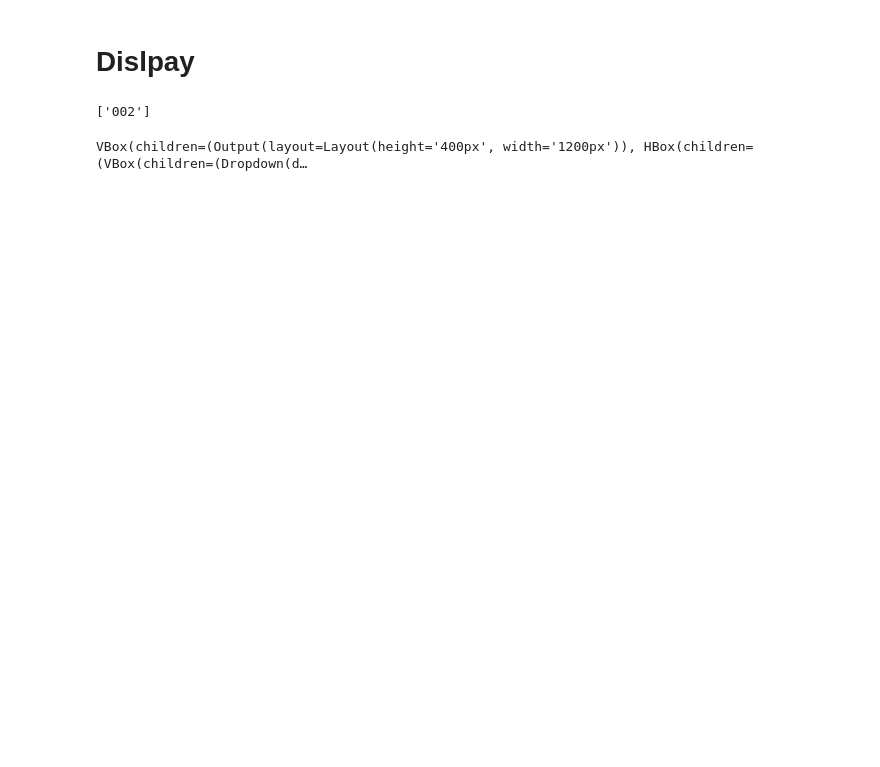
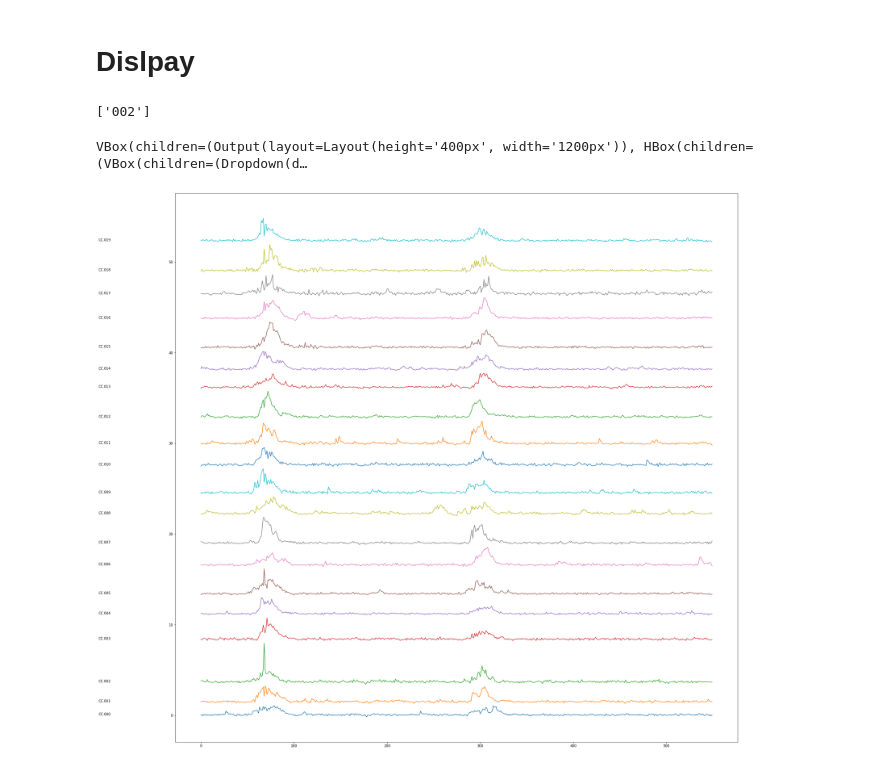
Before and after one commit to jbonato1/ASTRA, a Jupyter notebook: notebook/CC_Pipeline.ipynb, the cells around one changed output. Drawn from its saved outputs; the diff is of its cells as text; code cells hidden in the pictures; blank space fills up the shorter version.

```diff
--- a/notebook/CC_Pipeline.ipynb
+++ b/notebook/CC_Pipeline.ipynb
@@ -27,7 +27,7 @@ from get_traces import Extr_miniROI,get_signal,get_signals
 from gui_results import layout
 
 
-MAX_ROI_AREA_PROC=60
+MAX_ROI_AREA_PROC=80
 MU_PX = 1
 # %% [markdown]
 ## Rocording loading
@@ -159,3 +159,51 @@ display(hbox)
 button.on_click(display_plot)
 # %% [output]
 VBox(children=(Output(layout=Layout(height='400px', width='1200px')), HBox(children=(VBox(children=(Dropdown(d…
+# %%
+def plot_traces(dict_,cell_num,window,ax):
+    MAX_traces=20
+
+    traces = []
+    name=[]
+    cnt=0
+    for key in dict_.keys():
+        if 'CC_'+f'{str(cell_num):0>3}'+'_' in key and cnt<= MAX_traces:
+            traces.append(dict_[key])
+            name.append('CC.'+str(key[-3:]))
+            cnt+=1
+    traces = np.asarray(traces)
+    #print(traces.shape)
+    f0 = get_f0(traces,window)
+    traces = (traces-f0)/(f0+0.0001)
+    delta = 0
+    for j in range(np.minimum(traces.shape[0],MAX_traces)):
+        if np.max(traces[j,:])>100 or np.max(traces[j,:])==np.nan:
+            traces[j,:]=0
+            ax.plot(np.arange(traces.shape[1]),traces[j,:]+delta)
+            ax.text(x = -traces.shape[1]/5, y= 0+delta, s =name[j] , rotation = 0,fontsize= 10)
+            delta+= traces[j,:].max()+1
+        else:
+            ax.plot(np.arange(traces.shape[1]),traces[j,:]+delta)
+            ax.text(x = -traces.shape[1]/5, y= 0+delta, s =name[j] , rotation = 0,fontsize= 10)
+            delta+= traces[j,:].max()+0.4
+
+def get_f0(traces,window):
+    baseline = np.zeros_like(traces).astype(np.float32)
+    for i in range(traces.shape[1]):
+        if i<window:
+            st=0
+        else:
+            st=i-window
+        if i>traces.shape[1]-window:
+            end = -1
+        else:
+            end=i+window
+
+        baseline[:,i] = np.percentile(traces[:,st:end],20,axis=1)
+
+    return baseline
+
+fig,ax = plt.subplots(figsize=(30,30),ncols=1,nrows=1)
+plot_traces(dict_im['Signals_extr_'+query],1,20,ax)
+# %% [output]
+[figure, added]
```
Also changed, not shown: parts of 3 cells of this notebook, 6 other files.
